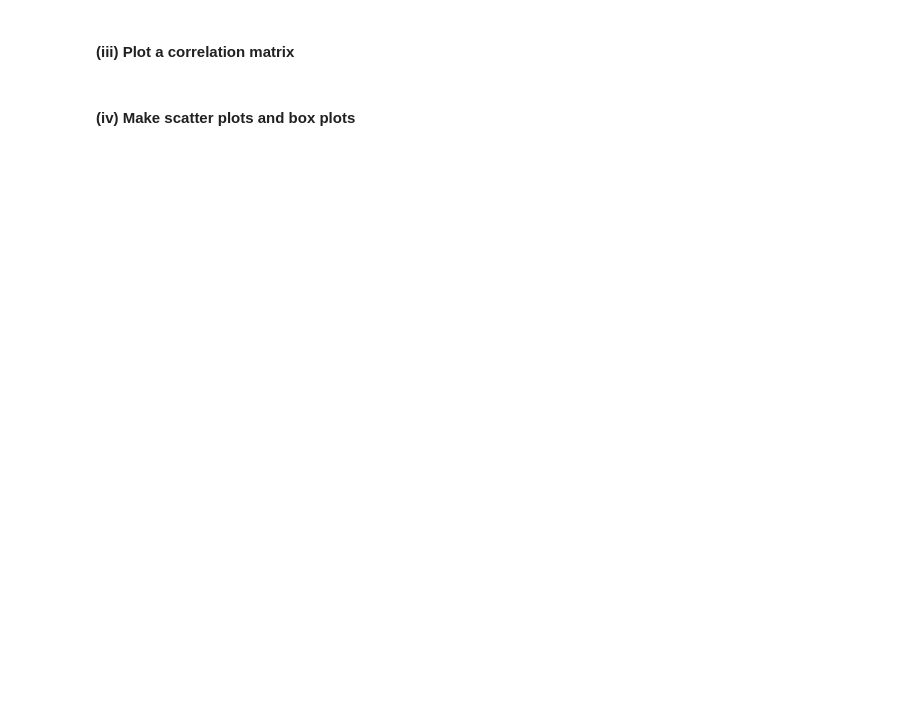
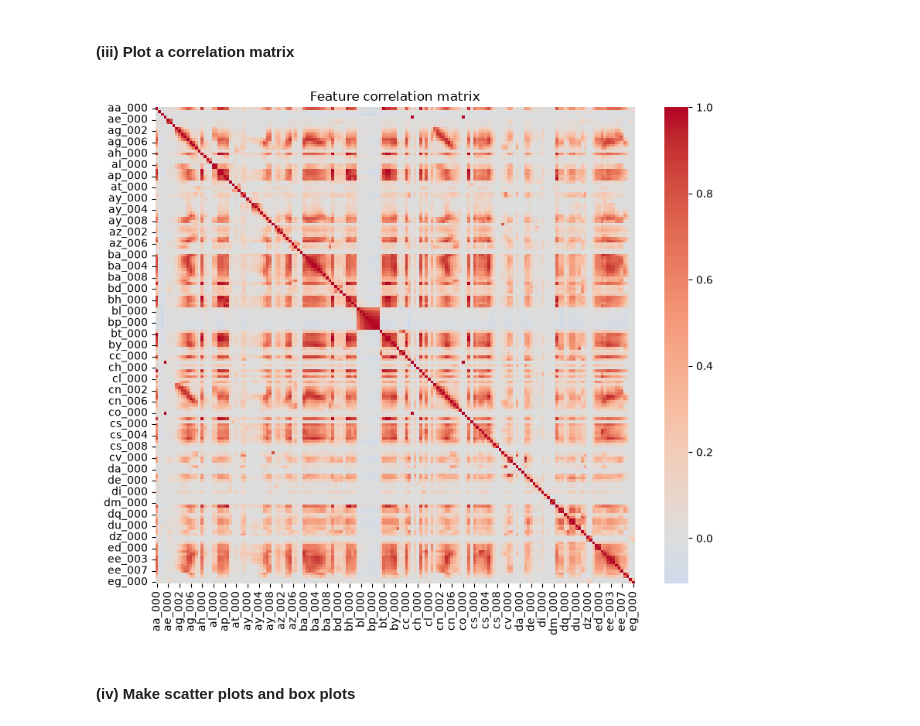
Before and after one commit to ttl229/DSCI552-HW6, a Jupyter notebook: notebook/Leonez_Teresa_HW6.ipynb, the cells around one changed output. Saved outputs shown, nothing was run; the diff lists cells and outputs as text; code cells hidden in the pictures; blank space fills up the shorter version.

```diff
--- a/notebook/Leonez_Teresa_HW6.ipynb
+++ b/notebook/Leonez_Teresa_HW6.ipynb
@@ -19,5 +73,12 @@ ModuleNotFoundError: No module named 'scikitlearn'
 # %% [markdown]
 ### (a) Download the APS Failure data
+# %%
+# import data
+train_filepath = "../data/aps_failure_training_set.csv"  # training data set
+test_filepath  = "../data/aps_failure_test_set.csv"      # test data set
+train_df = pd.read_csv(train_filepath, skiprows=20, na_values="na")
+test_df  = pd.read_csv(test_filepath,  skiprows=20, na_values="na")
+features, target = train_df.columns.drop("class"), "class"     # Split features and dependent class variable
 # %% [markdown]
 ### (b) Data Preparation
 # %% [markdown]
@@ -25,2 +90,12 @@ ModuleNotFoundError: No module named 'scikitlearn'
+# %%
+# Assign X,y train and test set
+X_train = train_df[features]
+y_train = (train_df[target] == "pos").astype(int)
+X_test  = test_df[features]
+y_test  = (test_df[target] == "pos").astype(int)
+imp_train = SimpleImputer(strategy="median")   # imputing using median value
+imp_test  = SimpleImputer(strategy="median")
+X_train = pd.DataFrame(imp_train.fit_transform(X_train), columns=X_train.columns)
+X_test  = pd.DataFrame(imp_test.fit_transform(X_test),  columns=X_test.columns)
 # %% [markdown]
 #### (ii) Calculate the coefficient of variation
@@ -27,4 +120,12 @@ ModuleNotFoundError: No module named 'scikitlearn'
 # %% [markdown]
 #### (iii) Plot a correlation matrix
+# %%
+# Plot correlation matrix with all 170 features
+plt.figure(figsize=(10, 8))
+sns.heatmap(X_train.drop(columns="cd_000").corr(), cmap="coolwarm", center=0)
+plt.title("Feature correlation matrix")
+plt.show()
+# %% [output]
+[figure, added]
 # %% [markdown]
 #### (iv) Make scatter plots and box plots
```
Also changed, not shown: parts of 31 cells of this notebook, 3 other files.
